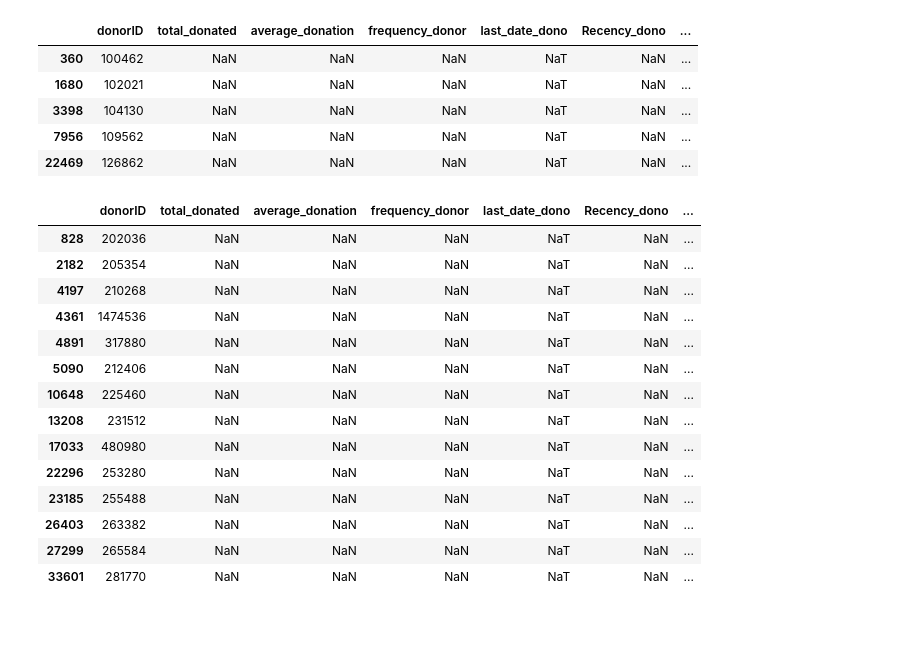
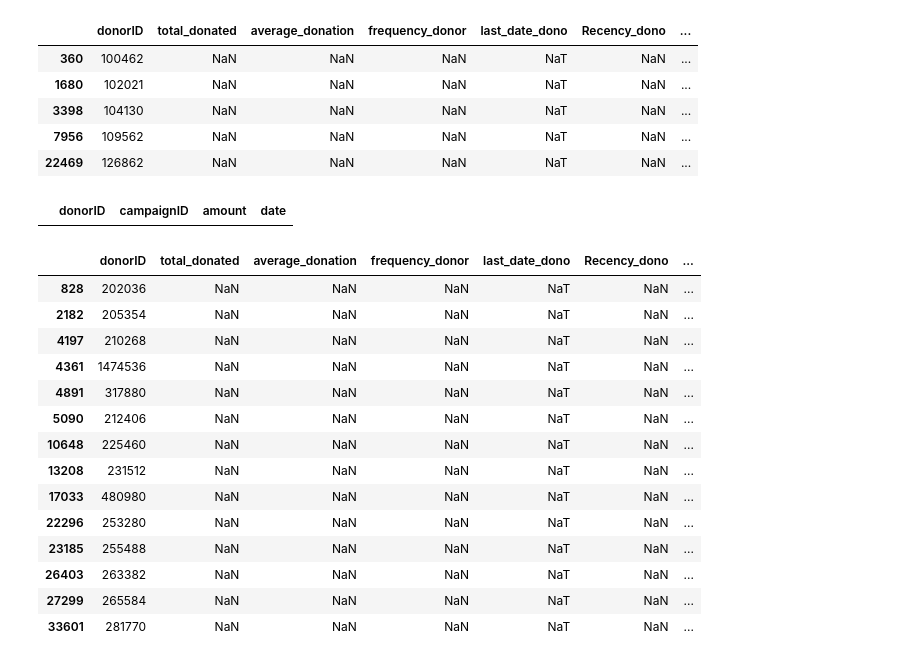
Before and after one commit to inderrana/Predicting-donations-leads-for-NGO, a Jupyter notebook: DSC_Use_Case/dsc_group_project-recovery.ipynb, the cells around one changed output. Cells and saved outputs as stored; diff of their text form; code cells hidden in the pictures; blank space fills up the shorter version.

```diff
--- a/DSC_Use_Case/dsc_group_project-recovery.ipynb
+++ b/DSC_Use_Case/dsc_group_project-recovery.ipynb
@@ -581,6 +581,10 @@ gifts_cleaned[(gifts_cleaned['total_donated_during_dv'].isnull()) & (gifts_clean
 | 3398 | 104130 | NaN | NaN | NaN | NaT | NaN | ... |
 | 7956 | 109562 | NaN | NaN | NaN | NaT | NaN | ... |
 | 22469 | 126862 | NaN | NaN | NaN | NaT | NaN | ... |
+# %%
+gifts_raw[gifts_raw['donorID']==102021]
+# %% [output]
+|  | donorID | campaignID | amount | date |
 # %%
 # Customers who we dont have his/her data in the donor database, but donates after receiving our 6169 Campaign
 gifts_cleaned[gifts_cleaned['dateOfBirth'].isna()]
```
Also changed, not shown: parts of 5 cells of this notebook.
